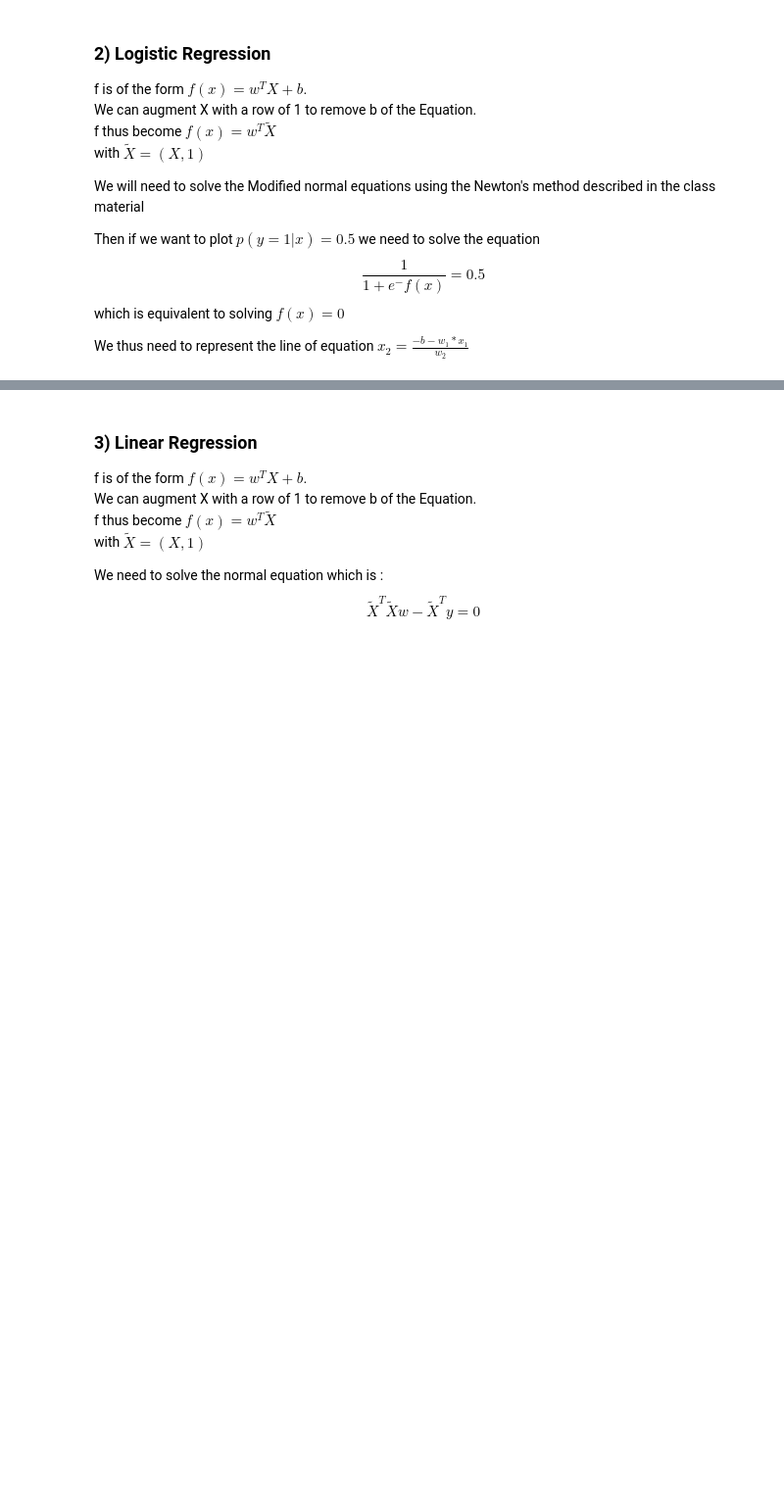
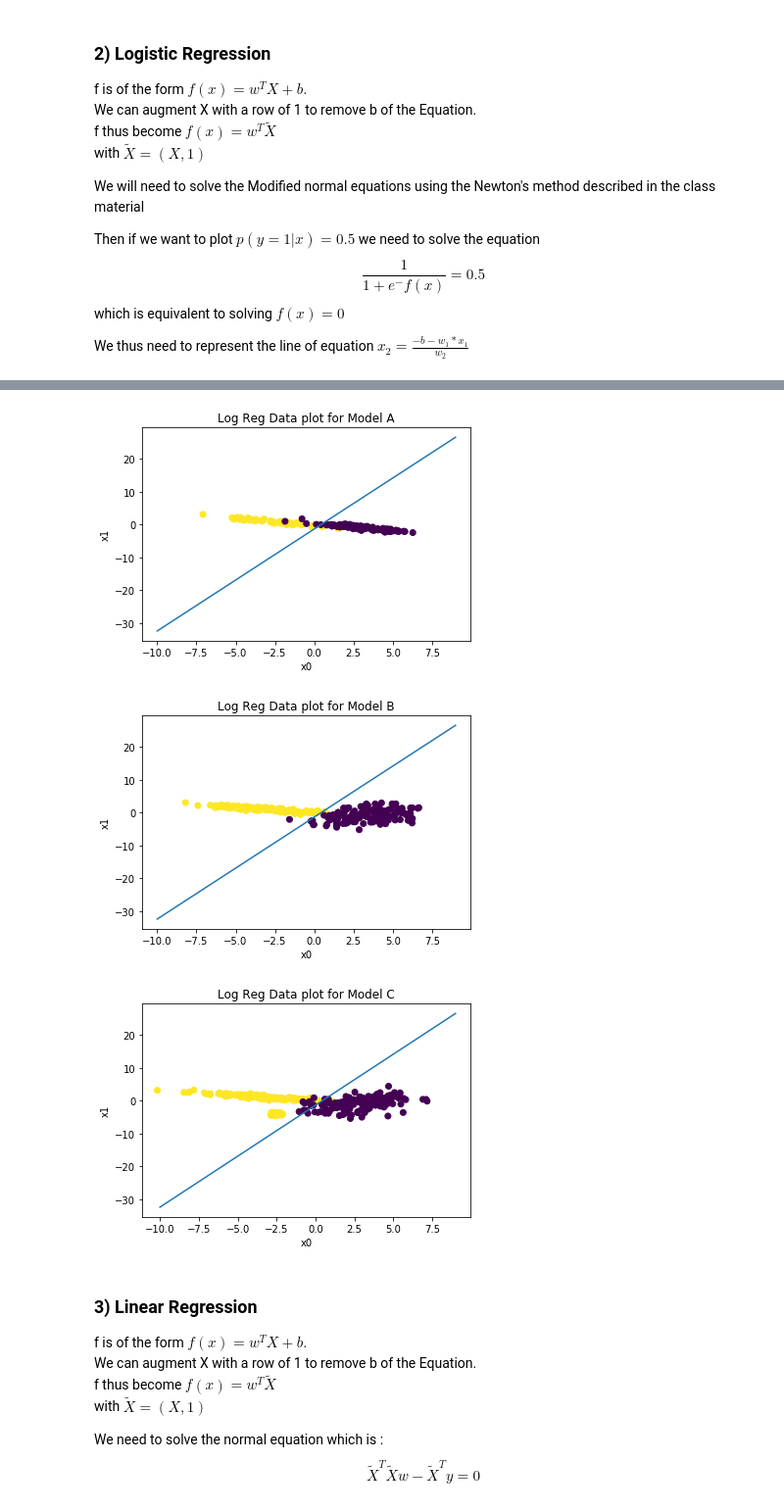
Before and after one commit to martinplouy/MVA, a Jupyter notebook: PGM/HW1/MVA_DM1_DELAFOURNIERE_PLOUY.ipynb, the cells around one changed output, grey strips where cells are left out. Shown at 98% size. Cells and saved outputs as stored; diff of their text form; code cells hidden in the pictures; blank space fills up the shorter version.

```diff
--- a/PGM/HW1/MVA_DM1_DELAFOURNIERE_PLOUY.ipynb
+++ b/PGM/HW1/MVA_DM1_DELAFOURNIERE_PLOUY.ipynb
@@ -212,16 +206,19 @@ def IRLS(modelName, i):
 def LogReg_proba_lim(x1,w1,w2,b):
     return -1/w2 * (w1 * x1 + b)
 
-def plotLogRegForModel(modelName, w0):
+def plotLogRegForModel(modelName):
     fig, ax = plt.subplots()
-    x0_0 = data[modelName+ '_train'][:, 0:1][data[modelName+ '_train'][:, 2]==0]
-    x1_0 = data[modelName+ '_train'][:, 1:2][data[modelName+ '_train'][:, 2]==0]
-    x0_1 = data[modelName+ '_train'][:, 0:1][data[modelName+ '_train'][:, 2]==1]
-    x1_1 = data[modelName+ '_train'][:, 1:2][data[modelName+ '_train'][:, 2]==1]
-    ax.scatter(x0_0, x1_0, color="green")
-    ax.scatter(x0_1, x1_1, color="red")
-    title = "Data plot for Model "+modelName
-    plt.plot(range(-10, 10), [LogReg_proba_lim(i,w0[0],w0[1],w0[2]) for i in range(-10, 10)], color='yellow')
+
+    dataForModel = data[modelName+ '_train']
+    x_abs = dataForModel[:, 0]
+    x_ord = dataForModel[:, 1]
+    y = dataForModel[:, 2]
+    ax.scatter(x_abs, x_ord, c = y)
+
+    w = getLogRegParametersForModel(modelName)
+    plt.plot(range(-10, 10), [LogReg_proba_lim(i,w[0],w[1],w[2]) for i in range(-10, 10)])
+
+    title = "Log Reg Data plot for Model "+modelName
     plt.title(title)
     plt.xlabel('x0')
     plt.ylabel('x1')
@@ -236,20 +235,10 @@ for i in range (100):
-# %%
-def LogReg_proba_lim(x1,w1,w2,b):
-    return -1/w2 * (w1 * x1 + b)
-
-def plotLogRegForModel(modelName, w0):
-    fig, ax = plt.subplots()
-    x0_0 = data[modelName+ '_train'][:, 0:1][data[modelName+ '_train'][:, 2]==0]
-    x1_0 = data[modelName+ '_train'][:, 1:2][data[modelName+ '_train'][:, 2]==0]
-    x0_1 = data[modelName+ '_train'][:, 0:1][data[modelName+ '_train'][:, 2]==1]
-    x1_1 = data[modelName+ '_train'][:, 1:2][data[modelName+ '_train'][:, 2]==1]
-    ax.scatter(x0_0, x1_0, color="green")
-    ax.scatter(x0_1, x1_1, color="red")
-    title = "Data plot for Model "+modelName
-    plt.plot(range(-10, 10), [LogReg_proba_lim(i,w0[0],w0[1],w0[2]) for i in range(-10, 10)], color='green')
-    plt.title(title)
-    plt.xlabel('x0')
-    plt.ylabel('x1')
+# %%
+for name in modelsName:
+    plotLogRegForModel(name)
+# %% [output]
+[figure, added]
+[figure, added]
+[figure, added]
 # %% [markdown]
 ### 3) Linear Regression
 
```
Also changed, not shown: parts of 12 cells of this notebook, 1 other file.
